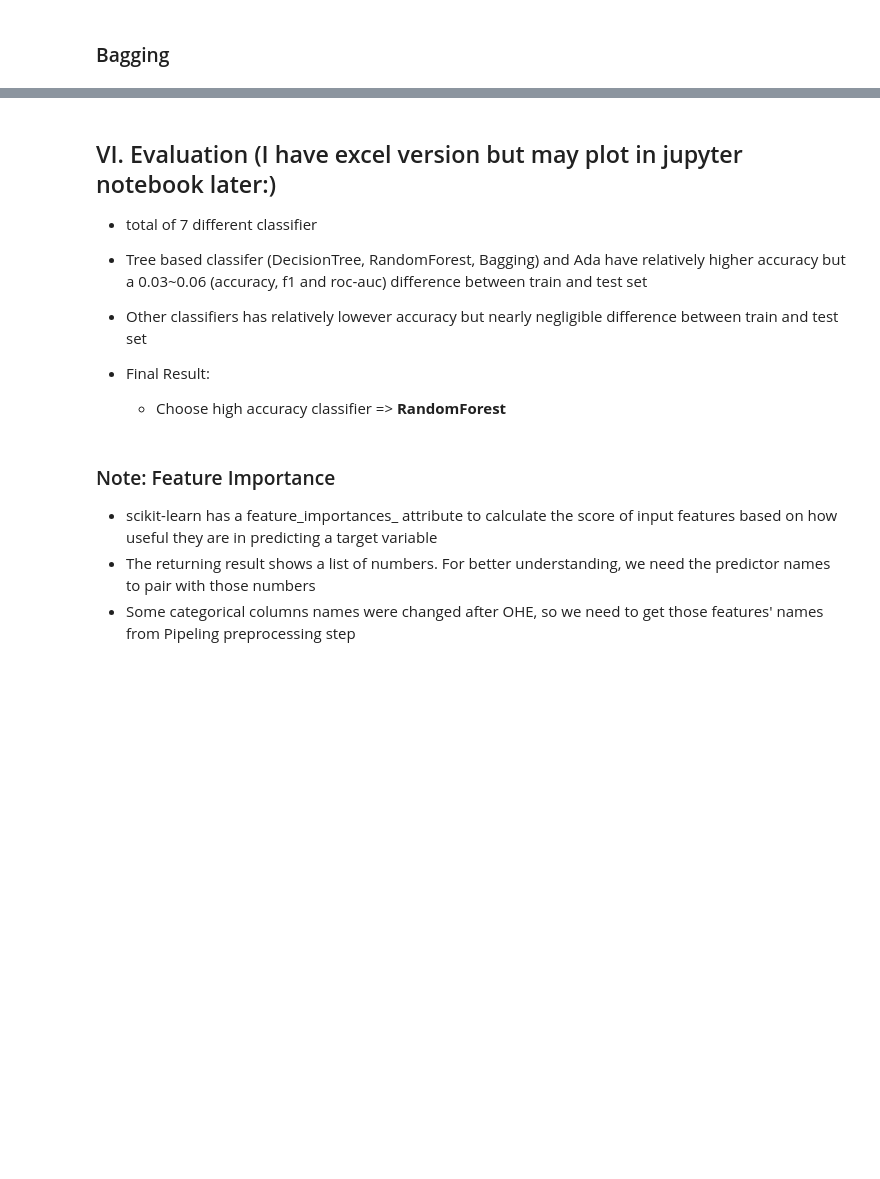
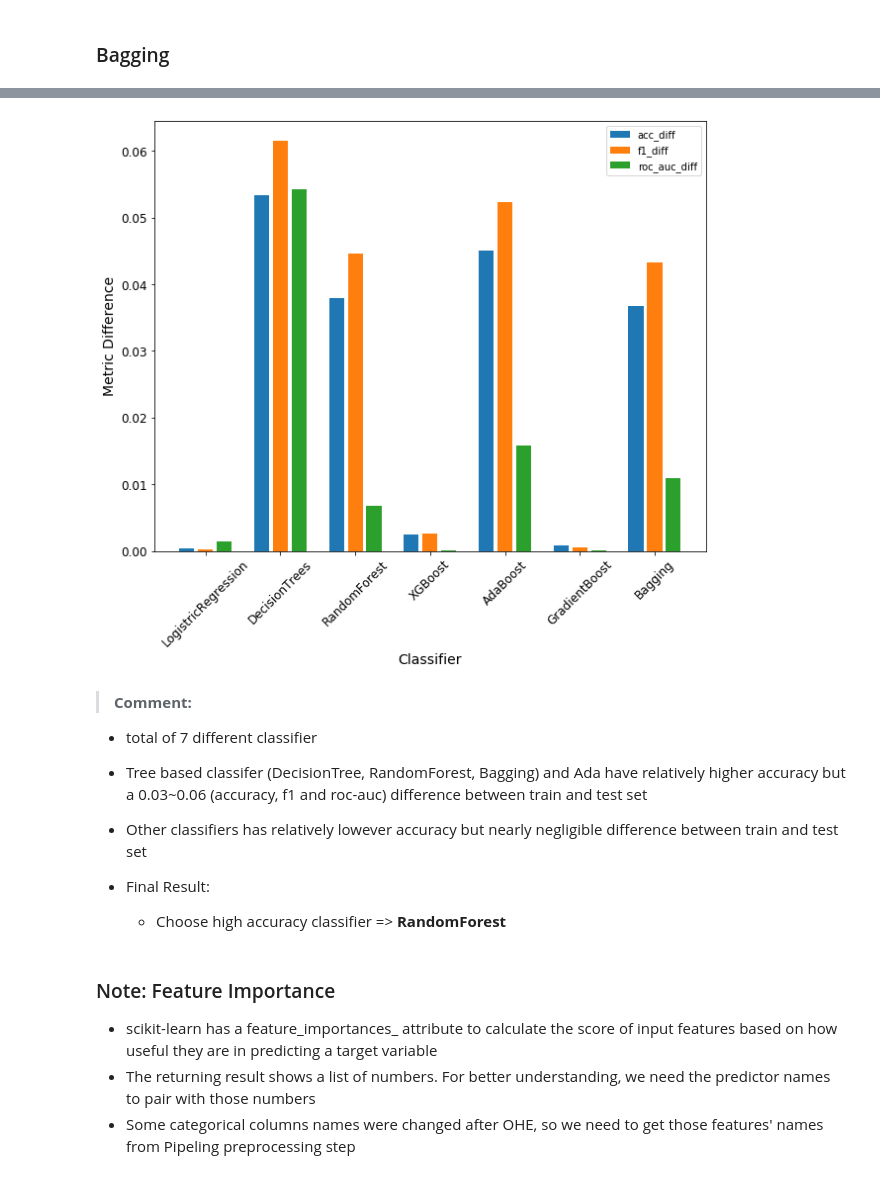
Before and after one commit to jingyunw/Airline_Passenger_Satisfaction_Analysis, a Jupyter notebook: Airline-Passenger-Satisfaction.ipynb, the cells around one changed output, grey strips where cells are left out. Cells and saved outputs as stored; diff of their text form; code cells hidden in the pictures; blank space fills up the shorter version.

```diff
--- a/Airline-Passenger-Satisfaction.ipynb
+++ b/Airline-Passenger-Satisfaction.ipynb
@@ -923,0 +1037,7 @@ LogisticRegression(random_state=24)
+# %%
+# Change the tuple list to 1D list for each model and put the results in the new list
+new_model_results = []
+
+for result in model_results:
+    result = sum(result[:], []) # Change to 1D list
+    new_model_results.append(result)
@@ -924,5 +1177,31 @@ LogisticRegression(random_state=24)
+# %%
+clf = model_eva_df['classifier'].tolist()
+acc = model_eva_df['acc_diff'].tolist()
+f1 = model_eva_df['f1_diff'].tolist()
+rocauc = model_eva_df['roc_auc_diff'].tolist()
+# %%
+# Plot train-test metric difference for each classifier
+plt.figure(figsize=(10, 8))
+
+x = np.arange(7) # Total of 7 classifiers
+bar_width = 0.2
+plt.bar(x-0.25, acc, width=bar_width, label='acc_diff')
+plt.bar(x, f1, width=bar_width, label='f1_diff')
+plt.bar(x+0.25, rocauc, width=bar_width, label='roc_auc_diff')
+
+plt.xticks(x, clf)
+plt.xticks(rotation=45, fontsize=12)
+plt.xlabel('Classifier', fontsize=14)
+
+plt.yticks(fontsize=12)
+plt.ylabel('Metric Difference', fontsize=14)
+
+plt.legend()
+plt.show()
+# %% [output]
+[figure, added]
 # %% [markdown]
-## VI. Evaluation (I have excel version but may plot in jupyter notebook later:)
+>**Comment:**
 - total of 7 different classifier
 - Tree based classifer (DecisionTree, RandomForest, Bagging) and Ada have relatively higher accuracy but a 0.03~0.06 (accuracy, f1 and roc-auc) difference between train and test set
 - Other classifiers has relatively lowever accuracy but nearly negligible difference between train and test set
```
Also changed, not shown: parts of 27 cells of this notebook.
